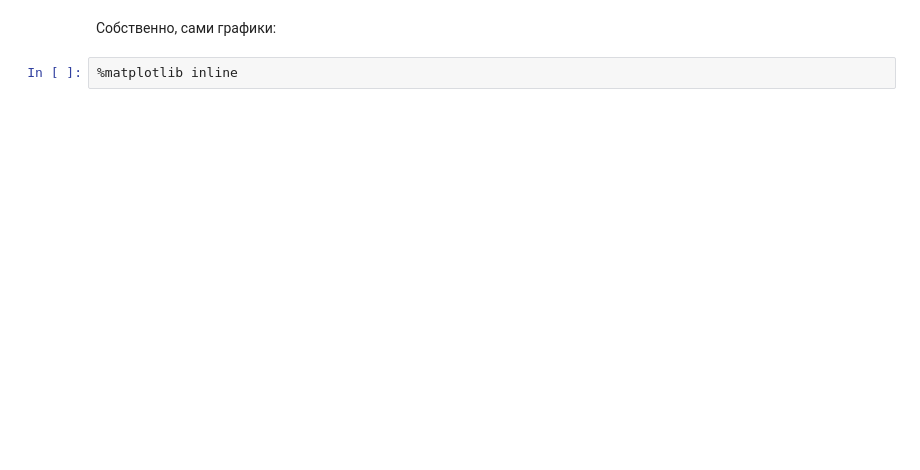
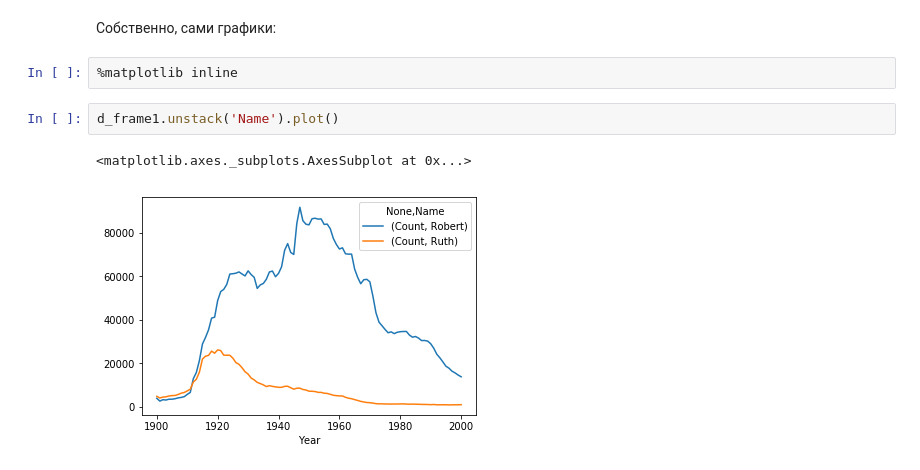
Before and after one commit to dashuncel/hw42, a Jupyter notebook: hw42.ipynb, the cells around one changed output. Saved outputs shown, nothing was run; the diff lists cells and outputs as text; blank space fills up the shorter version.

```diff
--- a/hw42.ipynb
+++ b/hw42.ipynb
@@ -108,3 +128,8 @@ d_frame4
 Собственно, сами графики:
 # %%
 %matplotlib inline
+# %%
+d_frame1.unstack('Name').plot()
+# %% [output]
+<matplotlib.axes._subplots.AxesSubplot at 0x...>
+[figure, added]
```
Also changed, not shown: parts of 3 cells of this notebook.
